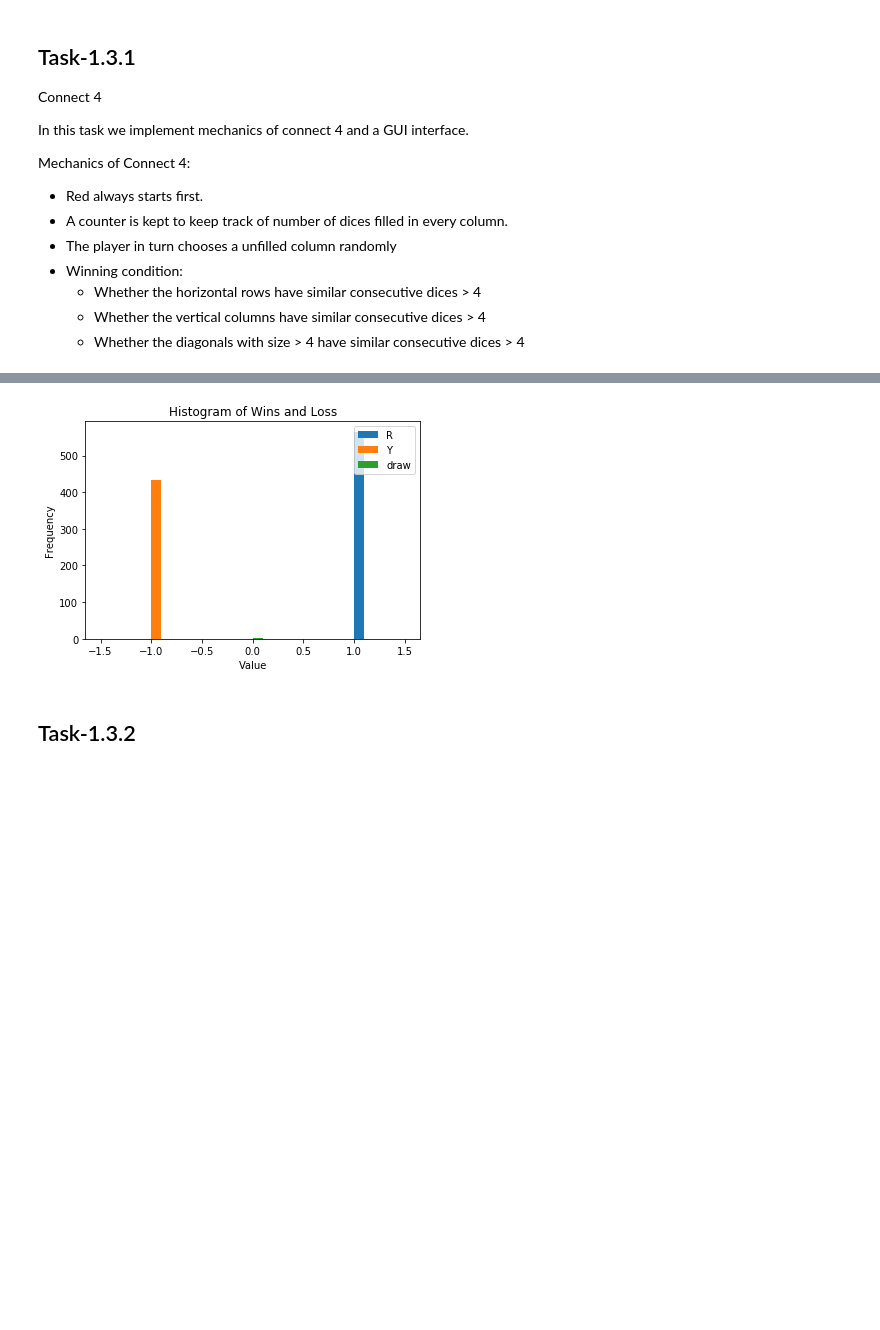
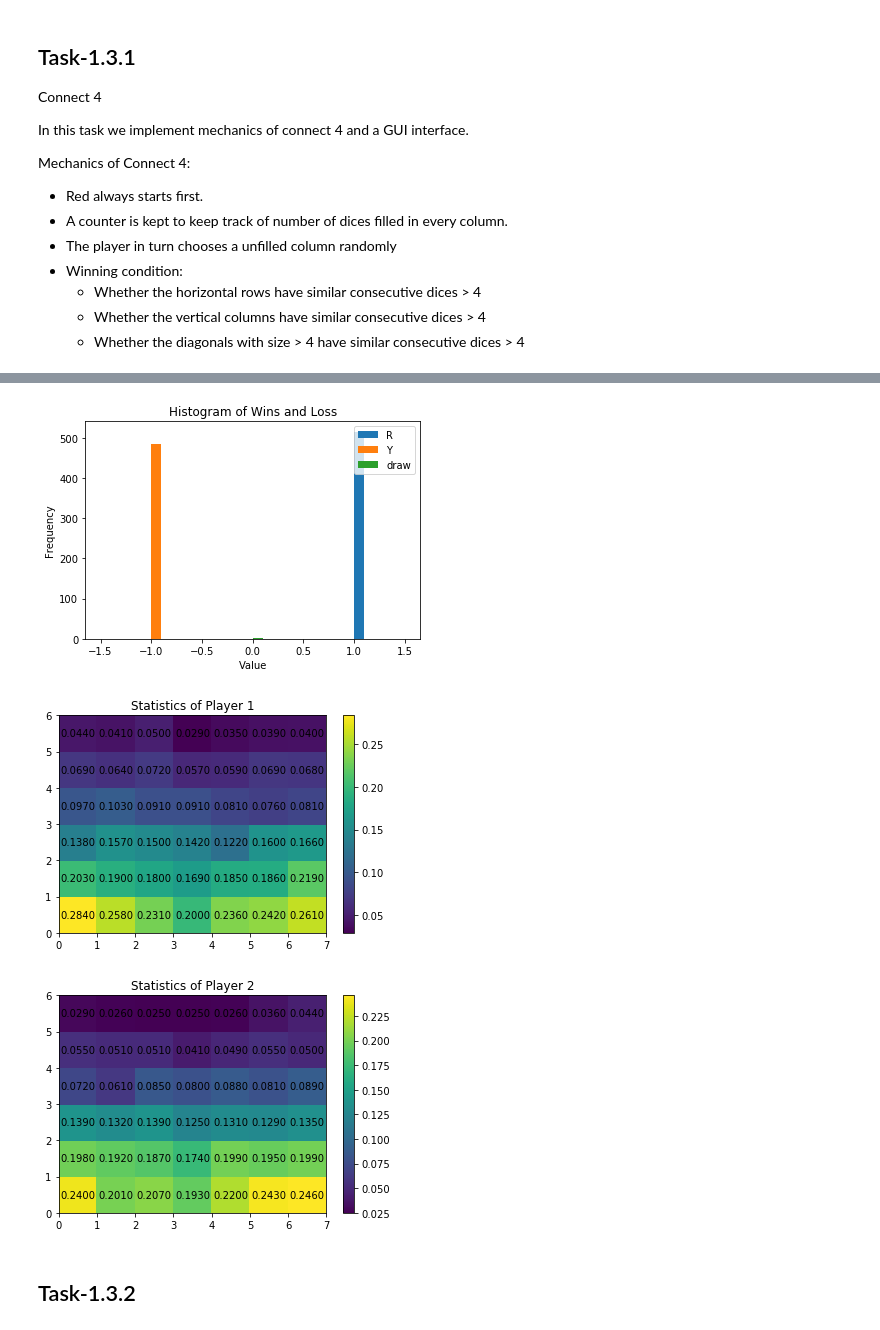
Before and after one commit to MdAsifKhan/Game-AI, a Jupyter notebook: project-01/Task-project-01.ipynb, the cells around one changed output, grey strips where cells are left out. Cells and saved outputs as stored; diff of their text form; code cells hidden in the pictures; blank space fills up the shorter version.

```diff
--- a/project-01/Task-project-01.ipynb
+++ b/project-01/Task-project-01.ipynb
@@ -139,8 +151,9 @@ from connect4 import random_tournament, plot_histogram as plot_connect4
-# %%
-wins_losses_draws = random_tournament()
-plot_connect4(wins_losses_draws)
-# %% [output]
-[figure, removed]
+# %%
+collect_stats(print_flag=False)
+# %% [output]
+[figure, added]
+[figure, added]
+[figure, added]
 # %% [markdown]
 ## Task-1.3.2
 # %%
```
Also changed, not shown: parts of 7 cells of this notebook.
